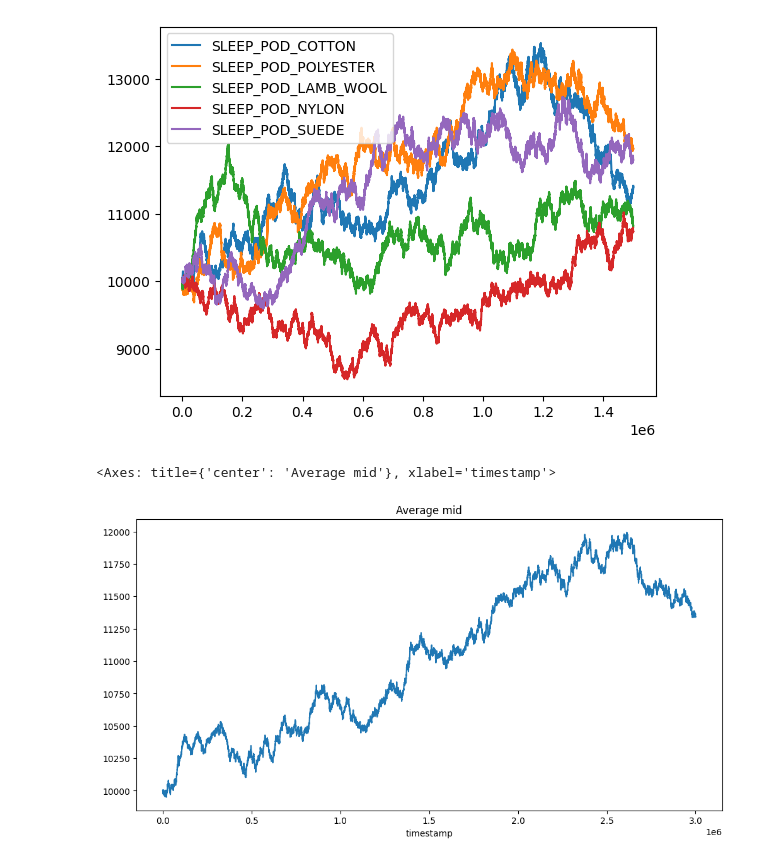
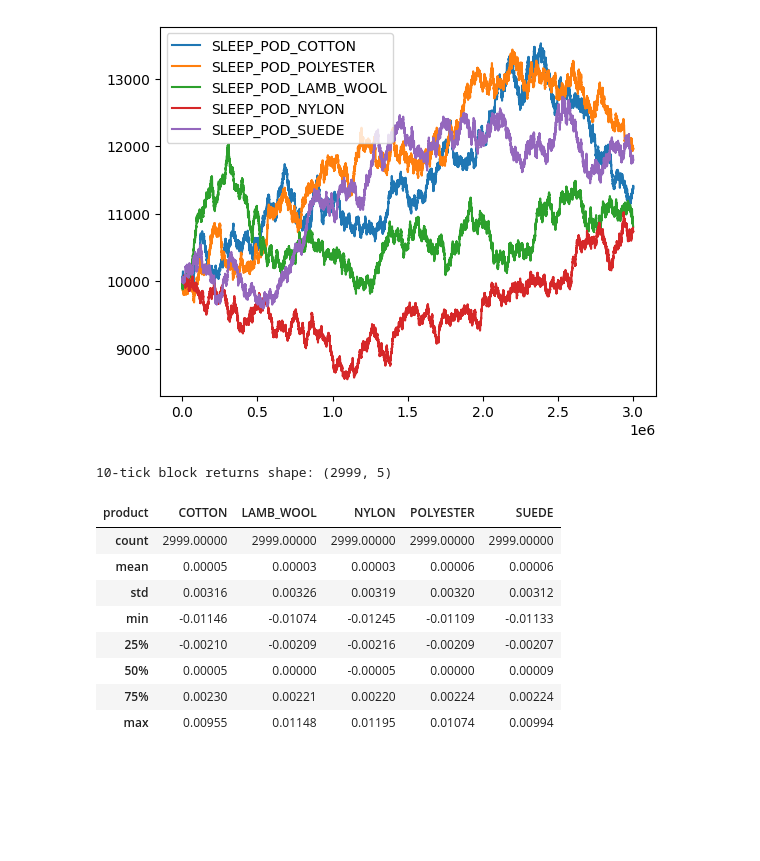
Before and after one commit to nikaslukyanov/kernel_trick, a Jupyter notebook: round5/sleep.ipynb, the cells around one changed output. Drawn from its saved outputs; the diff is of its cells as text; code cells hidden in the pictures; blank space fills up the shorter version.

Commit message:
Sleep initial trading block

```diff
--- a/round5/sleep.ipynb
+++ b/round5/sleep.ipynb
@@ -45,10 +45,11 @@ prices.head(5)
 # %%
 for p in sleep:
-    plt.plot(prices[prices['product'] == p]['mid_price'], label=p)
+    subset = prices[prices['product'] == p]
+    plt.plot(subset['timestamp'], subset['mid_price'], label=p)
 plt.legend()
 plt.show()
 # %% [output]
-[figure, old version]
+[figure, new version]
 # %%
 mids = prices.pivot_table(
     index="timestamp",
@@ -56,11 +57,27 @@ mids = prices.pivot_table(
     values="mid_price",
 ).sort_index()
 # %%
-pebble_cols = [c for c in mids.columns if c.startswith("SLEEP_")]
-mids["SLEEP_avg"] = mids[pebble_cols].mean(axis=1)
 
-mids["SLEEP_avg"].plot(figsize=(12, 6), title="Average mid")
+# 10-tick block returns (1 tick = 100 ts → block = 1000 ts)
+BLOCK_TS = 1000
+sleep_cols = [c for c in mids.columns if c.startswith("SLEEP_POD")]
+filled = mids[sleep_cols].ffill()
+blocked = filled.groupby(filled.index // BLOCK_TS).last()
+returns = blocked.pct_change().dropna()
+
+short = {c: c.replace("SLEEP_POD_", "") for c in sleep_cols}
+
+print("10-tick block returns shape:", returns.shape)
+returns.rename(columns=short).describe().round(5)
 # %% [output]
-<Axes: title={'center': 'Average mid'}, xlabel='timestamp'>
+10-tick block returns shape: (2999, 5)
-[figure, removed]
+| product | COTTON | LAMB_WOOL | NYLON | POLYESTER | SUEDE |
+| count | 2999.00000 | 2999.00000 | 2999.00000 | 2999.00000 | 2999.00000 |
+| mean | 0.00005 | 0.00003 | 0.00003 | 0.00006 | 0.00006 |
+| std | 0.00316 | 0.00326 | 0.00319 | 0.00320 | 0.00312 |
+| min | -0.01146 | -0.01074 | -0.01245 | -0.01109 | -0.01133 |
+| 25% | -0.00210 | -0.00209 | -0.00216 | -0.00209 | -0.00207 |
+| 50% | 0.00005 | 0.00000 | -0.00005 | 0.00000 | 0.00009 |
+| 75% | 0.00230 | 0.00221 | 0.00220 | 0.00224 | 0.00224 |
+| max | 0.00955 | 0.01148 | 0.01195 | 0.01074 | 0.00994 |
 # %%
```
Also changed, not shown: parts of 6 cells of this notebook, 2 other files.
